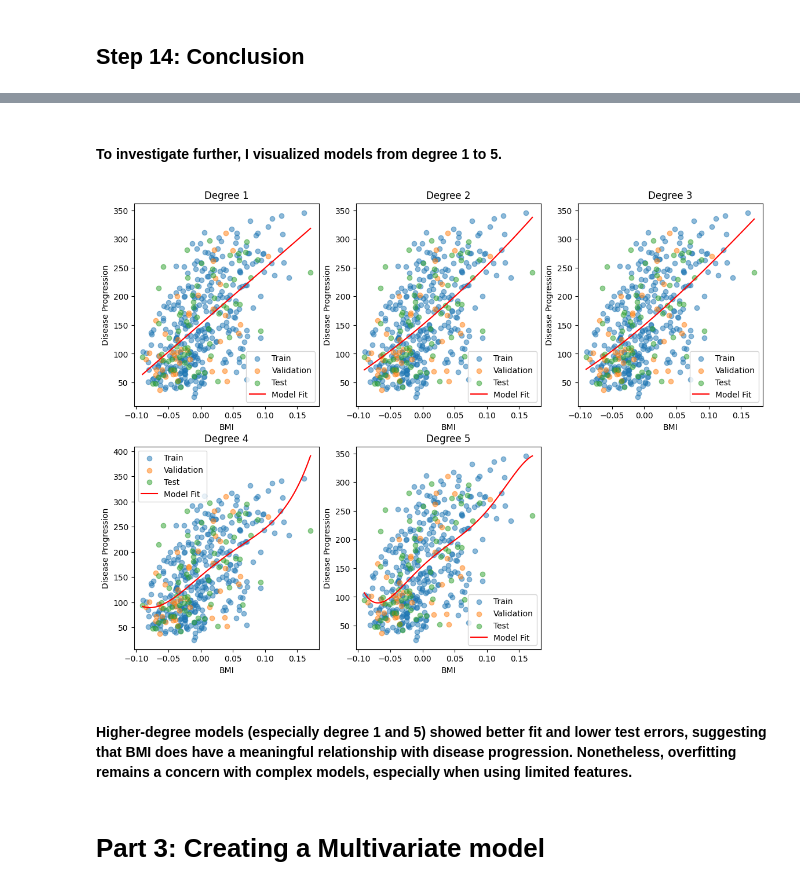
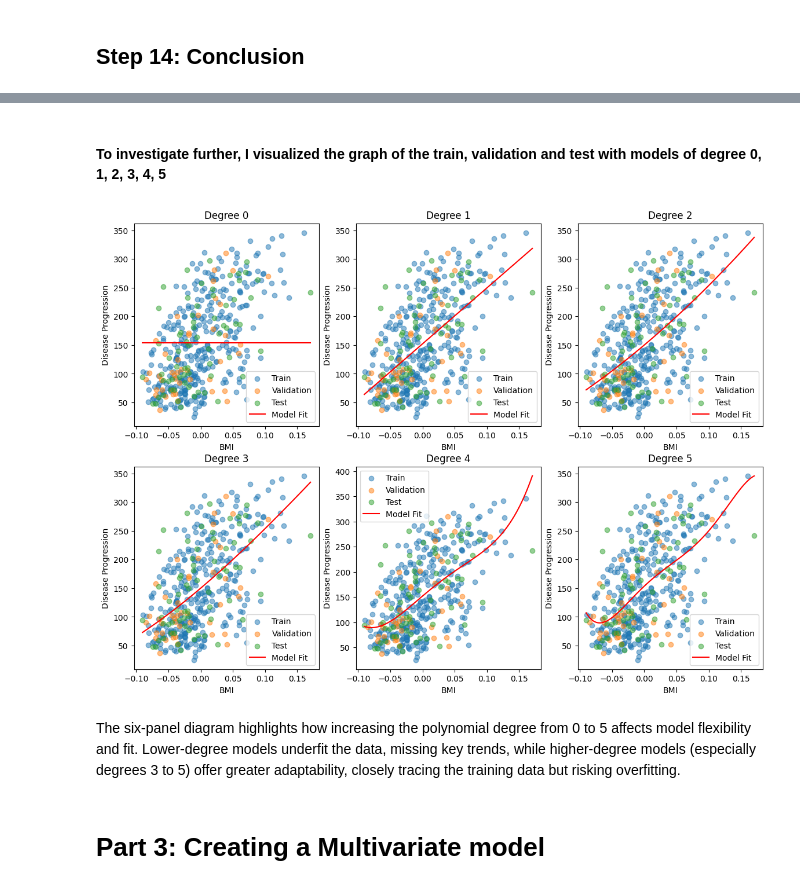
Before and after one commit to abdullahiabdirizak32-hub/Multivariate-Linear-Regression-Non-Parametric-Models-and-Cross-Validation, a Jupyter notebook: Practical Lab 2.ipynb, the cells around one changed output, grey strips where cells are left out. Cells and saved outputs as stored; diff of their text form; code cells hidden in the pictures.

```diff
--- a/Practical Lab 2.ipynb
+++ b/Practical Lab 2.ipynb
@@ -160,7 +143,25 @@ for d in degrees:   # looping through each degree
+# %%
+degrees = range(0, 6)
+results = []
+
+for d in degrees:
+    poly = PolynomialFeatures(degree=d, include_bias=True)
+    X_train_poly = poly.fit_transform(X_train[['bmi']])
+    X_val_poly = poly.transform(X_val[['bmi']])
+
+    model = LinearRegression()
+    model.fit(X_train_poly, y_train)
+
+    y_train_pred = model.predict(X_train_poly)
+    y_val_pred = model.predict(X_val_poly)
+    r2_val = r2_score(y_val, y_val_pred)
 # %% [markdown]
 ## Step 7:  Comparing the 6 models
 # %%
  # Metrics
+degrees = range(0, 6)
+best_r2 = -np.inf
+best_degree = None
 for d in degrees:    # looping through each model
 
     results.append({
@@ -174,6 +175,7 @@ for d in degrees:    # looping through each model
     })
 
 results_df = pd.DataFrame(results) # converting the results list into a DataFrame for better visualization
+# sort using the highest validation R2 score
 results_df
 # %% [output]
 |  | Degree | Train R2 | Val R2 | Train MAE | Val MAE | Train MAPE | Val MAPE |
@@ -187,6 +189,3 @@ results_df
 ## Step 8: Selecting the best Model
 # %% [markdown]
 #### The best model is the model with the highest Validation R squared, this is because a higher validation R squared means that the models predictions are closer to the actual values hence indicating better fit
-# %%
-best_degree = results_df.loc[results_df['Val R2'].idxmax(), 'Degree']   # Selecting the maximum R squared value from the Val R2
-print(f"Best model degree based on validation R2: {best_degree}")    # Displaying the best model
@@ -194,0 +192,6 @@ Best model degree based on validation R2: 0
+# %%
+if r2_val > best_r2:
+        best_r2 = r2_val
+        best_degree = d
+
+print(f"Best degree based on validation R2: {best_degree}")
@@ -261,44 +276,44 @@ array(['1'], dtype=object)
 # %% [markdown]
-#### To investigate further, I visualized models from degree 1 to 5.
+#### To investigate further, I visualized the graph of the train, validation and test with models of degree 0, 1, 2, 3, 4, 5
 # %%
 
 # defining the degree from index 1 to 5
-degrees = [1, 2, 3, 4, 5]
+degrees = [0, 1, 2, 3, 4, 5]
 # iterating through each degree and plotting the best model for train test and validation sets
 # I want the figure size to smaller so that it fit two in one row
 
 plt.figure(figsize=(14, 10))  # setting the figure size
 for i, d in enumerate(degrees, 1):  # looping through each degree with index starting from 1
     plt.subplot(2, 3, i)  # creating a subplot grid of 2 rows and 3 columns
     poly = PolynomialFeatures(degree=d, include_bias=True)  # creating polynomial features for the current degree
     X_train_poly = poly.fit_transform(X_train[['bmi']])  # fitting the transformation on training data
     X_val_poly = poly.transform(X_val[['bmi']])  # fitting the transformation on validation data
     X_test_poly = poly.transform(X_test[['bmi']])  # fitting the transformation on testing data
 
     model = LinearRegression()  # creating a linear regression model
     model.fit(X_train_poly, y_train)  # training the model on training data
 
     # Predictions
     y_train_pred = model.predict(X_train_poly)  # predicting on training data
     y_val_pred = model.predict(X_val_poly)  # predicting on validation data
     y_test_pred = model.predict(X_test_poly)  # predicting on testing data
 
     # Plotting
     plt.scatter(X_train['bmi'], y_train, label='Train', alpha=0.5)
     plt.scatter(X_val['bmi'], y_val, label='Validation', alpha=0.5)
     plt.scatter(X_test['bmi'], y_test, label='Test', alpha=0.5)
 
     bmi_range = np.linspace(X['bmi'].min(), X['bmi'].max(), 100).reshape(-1,1)
     plt.plot(bmi_range, model.predict(poly.transform(bmi_range)), color='red', label='Model Fit')
 
     plt.xlabel('BMI')
     plt.ylabel('Disease Progression')
     plt.title(f'Degree {d}')
     plt.legend()
 # %% [output]
-[figure, old version]
+[figure, new version]
 # %% [markdown]
-#### Higher-degree models (especially degree 1 and 5) showed better fit and lower test errors, suggesting that BMI does have a meaningful relationship with disease progression. Nonetheless, overfitting remains a concern with complex models, especially when using limited features.
+The six-panel diagram highlights how increasing the polynomial degree from 0 to 5 affects model flexibility and fit. Lower-degree models underfit the data, missing key trends, while higher-degree models (especially degrees 3 to 5) offer greater adaptability, closely tracing the training data but risking overfitting.
 # %% [markdown]
 # Part 3: Creating a Multivariate model
 # %% [markdown]
```
Also changed, not shown: parts of 14 cells of this notebook.
